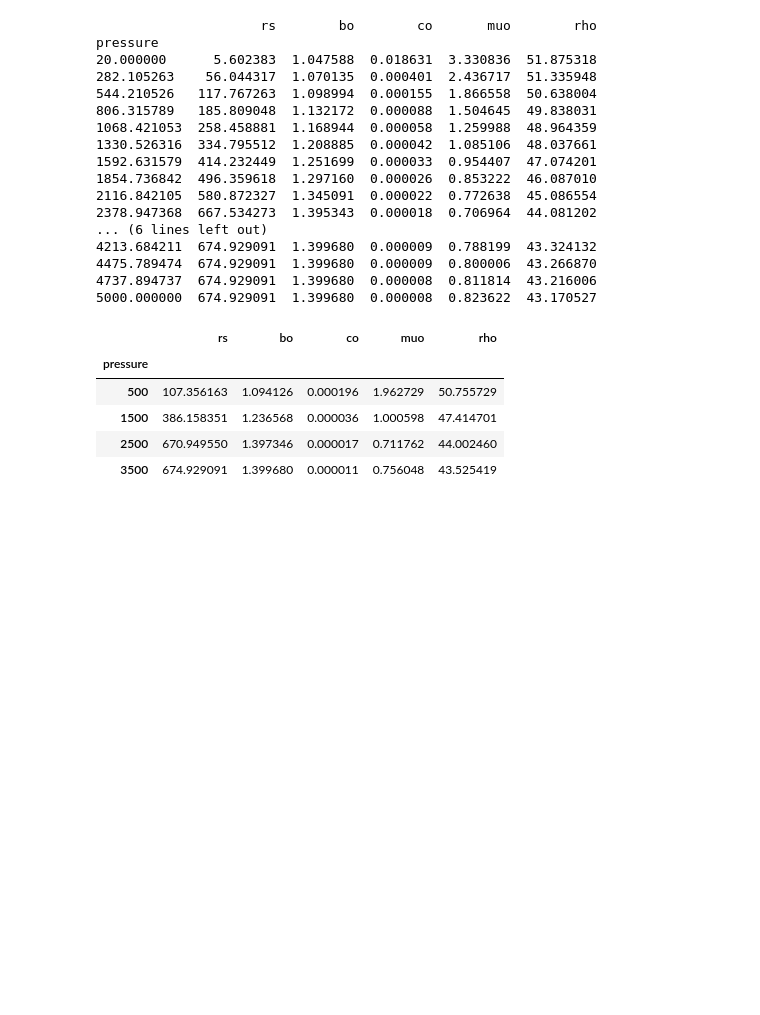
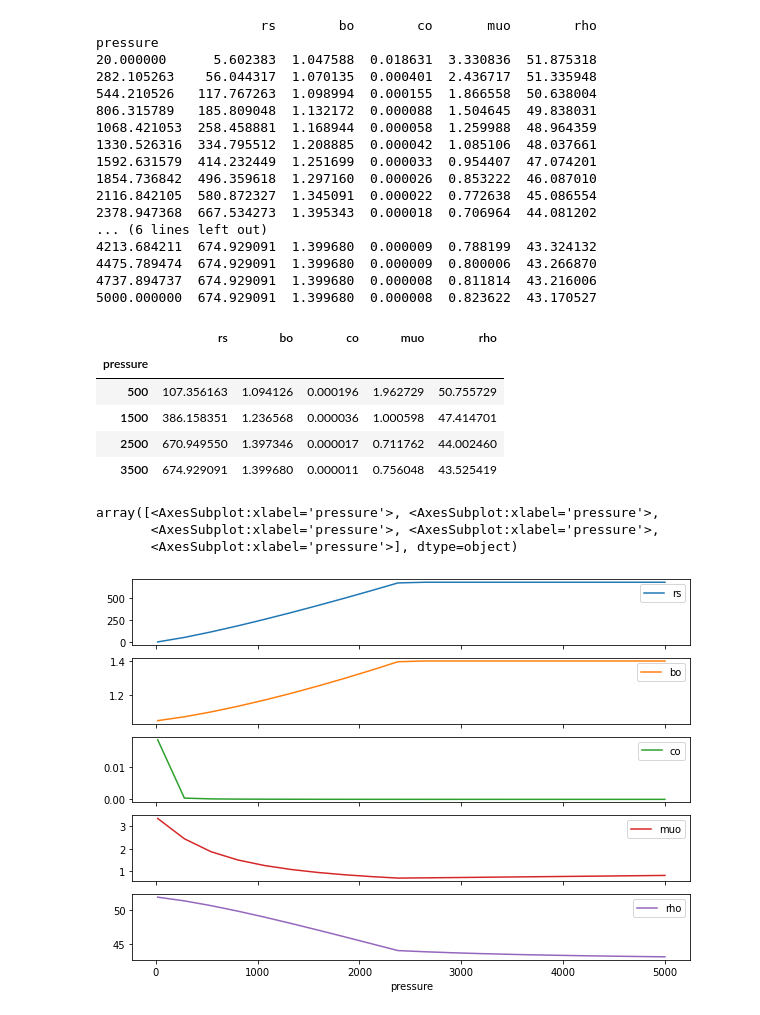
Before and after one commit to scuervo91/pvtpy, a Jupyter notebook: examples/2-Fluids/2a_Oil.ipynb, the cells around one changed output. Saved outputs shown, nothing was run; the diff lists cells and outputs as text; code cells hidden in the pictures; blank space fills up the shorter version.

```diff
--- a/examples/2-Fluids/2a_Oil.ipynb
+++ b/examples/2-Fluids/2a_Oil.ipynb
@@ -74,3 +75,10 @@ oil1.pvt.interpolate([500,1500,2500,3500])
 | 1500 | 386.158351 | 1.236568 | 0.000036 | 1.000598 | 47.414701 |
 | 2500 | 670.949550 | 1.397346 | 0.000017 | 0.711762 | 44.002460 |
 | 3500 | 674.929091 | 1.399680 | 0.000011 | 0.756048 | 43.525419 |
+# %%
+oil1.pvt.df().plot(subplots=True, figsize=(10,7))
+# %% [output]
+array([<AxesSubplot:xlabel='pressure'>, <AxesSubplot:xlabel='pressure'>,
+       <AxesSubplot:xlabel='pressure'>, <AxesSubplot:xlabel='pressure'>,
+       <AxesSubplot:xlabel='pressure'>], dtype=object)
+[figure, added]
```
Also changed, not shown: parts of 2 cells of this notebook.
